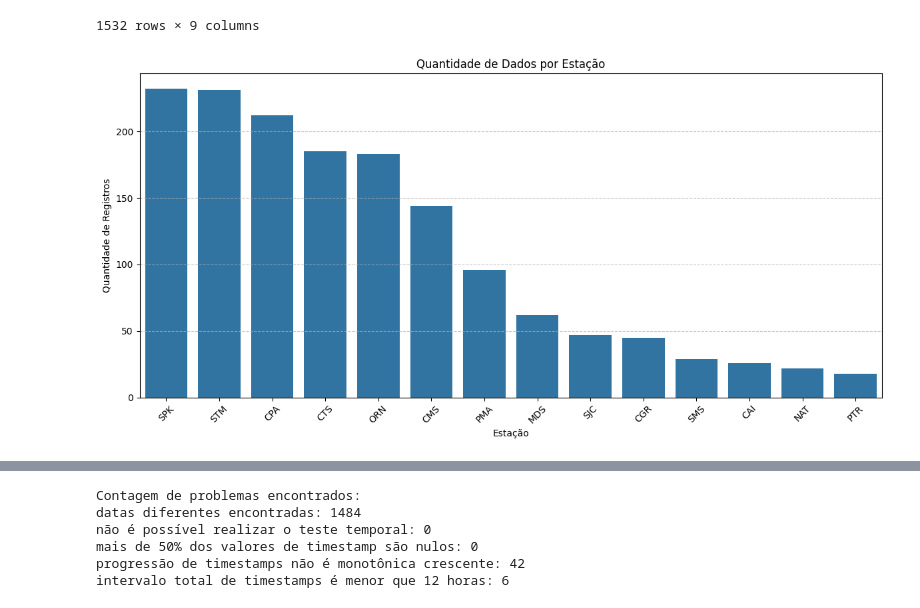
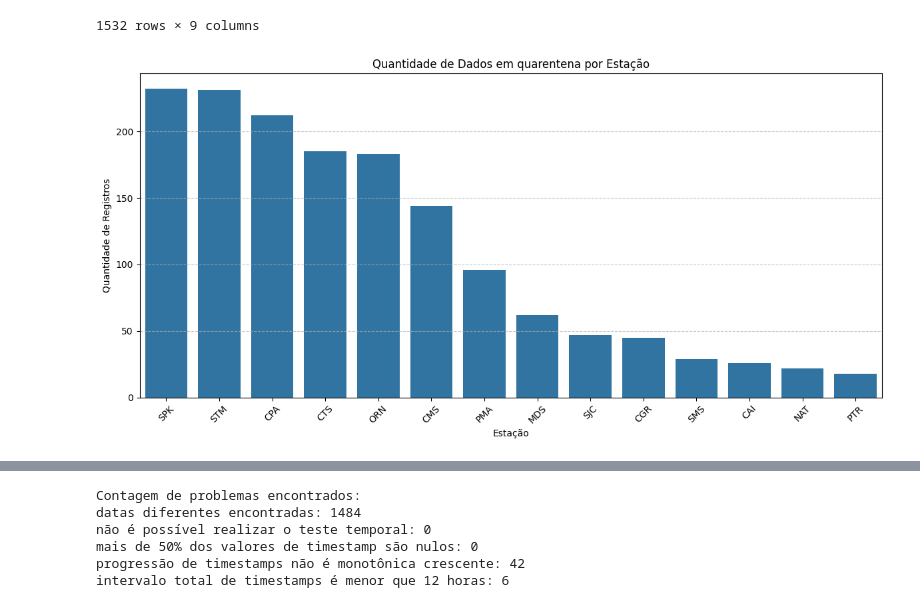
Before and after one commit to labren/sonda-curadoria, a Jupyter notebook: 01_Analise_Exploratoria_Solarimetricos.ipynb, the cells around one changed output, grey strips where cells are left out. Saved outputs shown, nothing was run; the diff lists cells and outputs as text; code cells hidden in the pictures.

```diff
--- a/01_Analise_Exploratoria_Solarimetricos.ipynb
+++ b/01_Analise_Exploratoria_Solarimetricos.ipynb
@@ -280,24 +280,24 @@ quarentena_df
 # %%
 # Agrupando os dados por estação e contando registros
 estacao_counts = quarentena_df.groupby('estacao').size().reset_index(name='contagem')
 
 # Ordenando por contagem para melhor visualização
 estacao_counts = estacao_counts.sort_values('contagem', ascending=False)
 
 # Criando gráfico de barras
 plt.figure(figsize=(12, 6))
 sns.barplot(x='estacao', y='contagem', data=estacao_counts)
 
 # Adicionando título e rótulos
-plt.title('Quantidade de Dados por Estação')
+plt.title('Quantidade de Dados em quarentena por Estação')
 plt.xlabel('Estação')
 plt.ylabel('Quantidade de Registros')
 plt.xticks(rotation=45)
 plt.grid(axis='y', linestyle='--', alpha=0.7)
 plt.tight_layout()
 plt.show()
 # %% [output]
-[figure, old version]
+[figure, new version]
 # %%
 # Exibindo a tabela com as contagens
 print("Número de registros por estação:")
```
Also changed, not shown: 1 other file.
